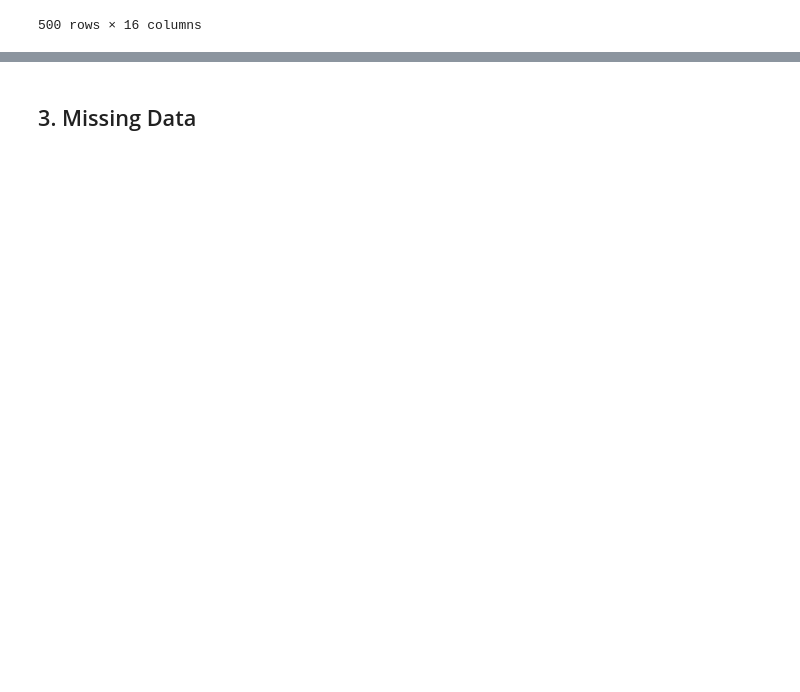
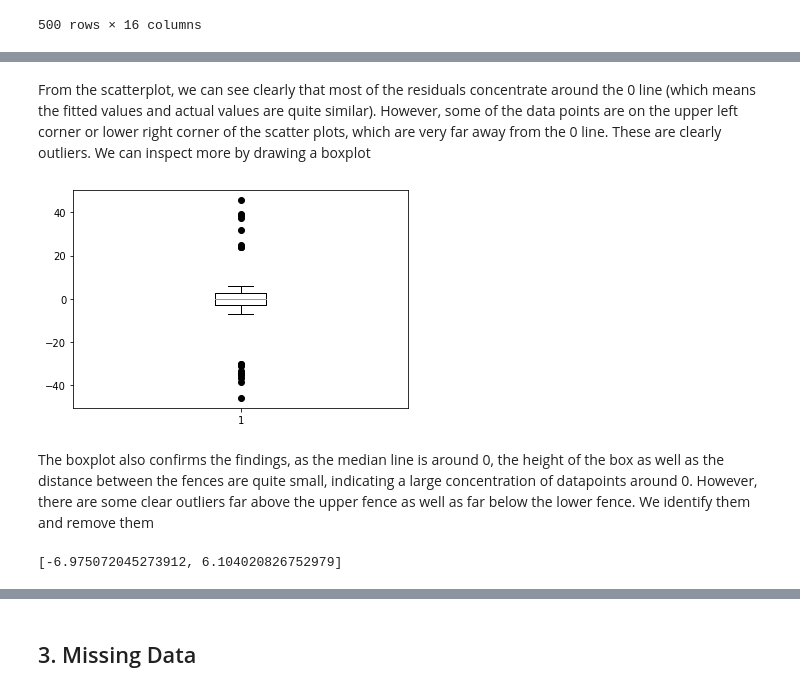
Before and after one commit to DanielTranDS/TransactionalRetailData-Wrangling-EDA, a Jupyter notebook: TransactionalRetail_Codes.ipynb, the cells around one changed output, grey strips where cells are left out. Cells and saved outputs as stored; diff of their text form; code cells hidden in the pictures; blank space fills up the shorter version.

```diff
--- a/TransactionalRetail_Codes.ipynb
+++ b/TransactionalRetail_Codes.ipynb
@@ -1124,0 +1206,15 @@ dirty_data_cleansed
+# %% [markdown]
+From the scatterplot, we can see clearly that most of the residuals concentrate around the 0 line (which means the fitted values and actual values are quite similar). However, some of the data points are on the upper left corner or lower right corner of the scatter plots, which are very far away from the 0 line. These are clearly outliers. We can inspect more by drawing a boxplot
+# %%
+#Boxplot of residual
+resid_bp=plt.boxplot(outlier_data_1["residual"],sym="k")
+# %% [output]
+[figure, added]
+# %% [markdown]
+The boxplot also confirms the findings, as the median line is around 0, the height of the box as well as the distance between the fences are quite small, indicating a large concentration of datapoints around 0. However, there are some clear outliers far above the upper fence as well as far below the lower fence. We identify them and remove them
+# %%
+#Get the values of the lower fence and upper fence
+bp_fences=[i.get_ydata()[1] for i in resid_bp['whiskers']]
+bp_fences
+# %% [output]
+[-6.975072045273912, 6.104020826752979]
```
Also changed, not shown: parts of 15 cells of this notebook.
